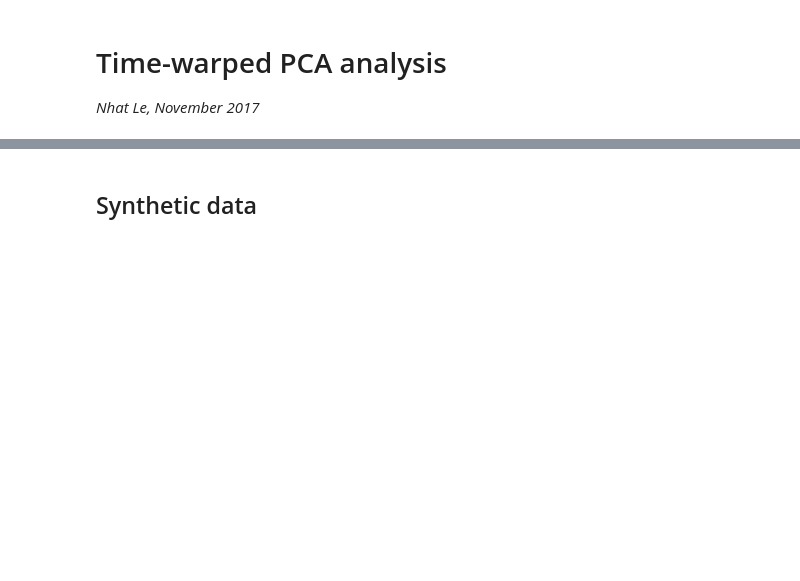
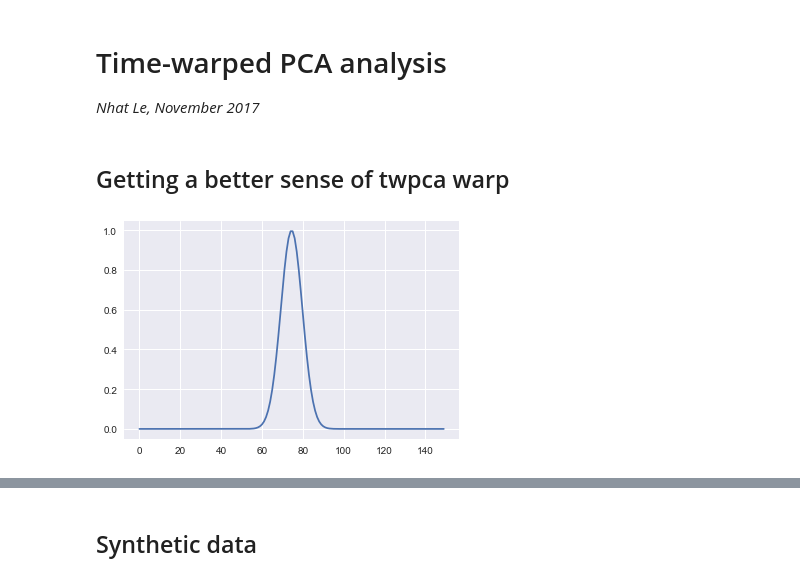
Before and after one commit to lmn93beo/twPCA-Neural-Analysis, a Jupyter notebook: twpca_neural_analysis.ipynb, the cells around one changed output, grey strips where cells are left out. Cells and saved outputs as stored; diff of their text form; code cells hidden in the pictures; blank space fills up the shorter version.

```diff
--- a/twpca_neural_analysis.ipynb
+++ b/twpca_neural_analysis.ipynb
@@ -18,3 +18,5 @@ import os
 sys.path.insert(0, 'C://Users/Le/Documents/MIT/Fee/twpca/')
 # %%
 from twpca import *
+# %% [markdown]
+## Getting a better sense of twpca warp
@@ -20,0 +29,11 @@ from twpca import *
+# %%
+t = np.linspace(-10, 10, 150)
+sig = gauss_fun(t, 0, 1)
+plt.plot(sig)
+
+warptest = np.arange(len(t))
+warptest = warptest[:, np.newaxis] + 50
+
+modelN = TWPCA(sig, 1, warps=warptest.T)
+# %% [output]
+[figure, added]
```
Also changed, not shown: parts of 40 cells of this notebook.
